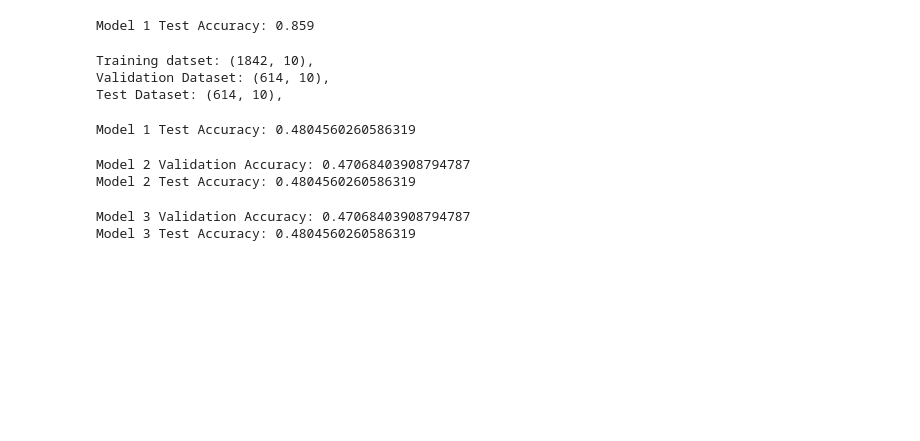
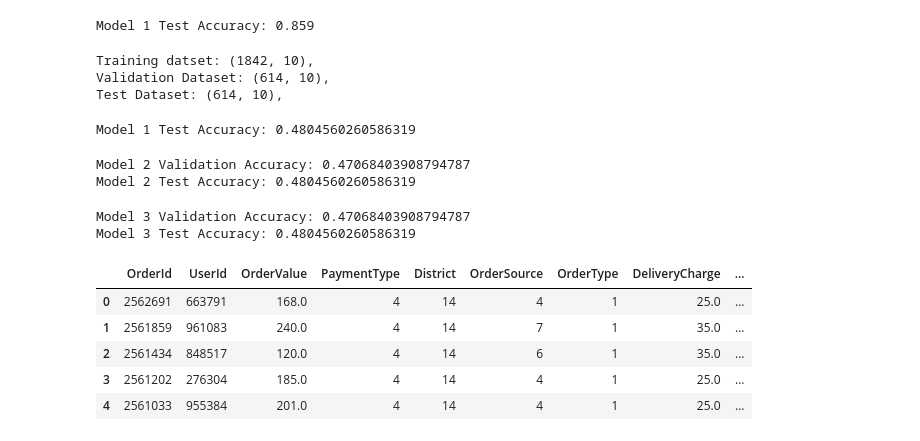
Before and after one commit to Hasibul-Islam/Predict_Return_Value, a Jupyter notebook: Predicting_Return.ipynb, the cells around one changed output. Drawn from its saved outputs; the diff is of its cells as text; code cells hidden in the pictures; blank space fills up the shorter version.

```diff
--- a/Predicting_Return.ipynb
+++ b/Predicting_Return.ipynb
@@ -805,3 +787,12 @@ print("Model 3 Test Accuracy: {}".format(acc3_test))
 # %% [output]
 Model 3 Validation Accuracy: 0.47068403908794787
 Model 3 Test Accuracy: 0.4804560260586319
+# %%
+df.head()
+# %% [output]
+|  | OrderId | UserId | OrderValue | PaymentType | District | OrderSource | OrderType | DeliveryCharge | ... |
+| 0 | 2562691 | 663791 | 168.0 | 4 | 14 | 4 | 1 | 25.0 | ... |
+| 1 | 2561859 | 961083 | 240.0 | 4 | 14 | 7 | 1 | 35.0 | ... |
+| 2 | 2561434 | 848517 | 120.0 | 4 | 14 | 6 | 1 | 35.0 | ... |
+| 3 | 2561202 | 276304 | 185.0 | 4 | 14 | 4 | 1 | 25.0 | ... |
+| 4 | 2561033 | 955384 | 201.0 | 4 | 14 | 4 | 1 | 25.0 | ... |
```
Also changed, not shown: parts of 21 cells of this notebook.
